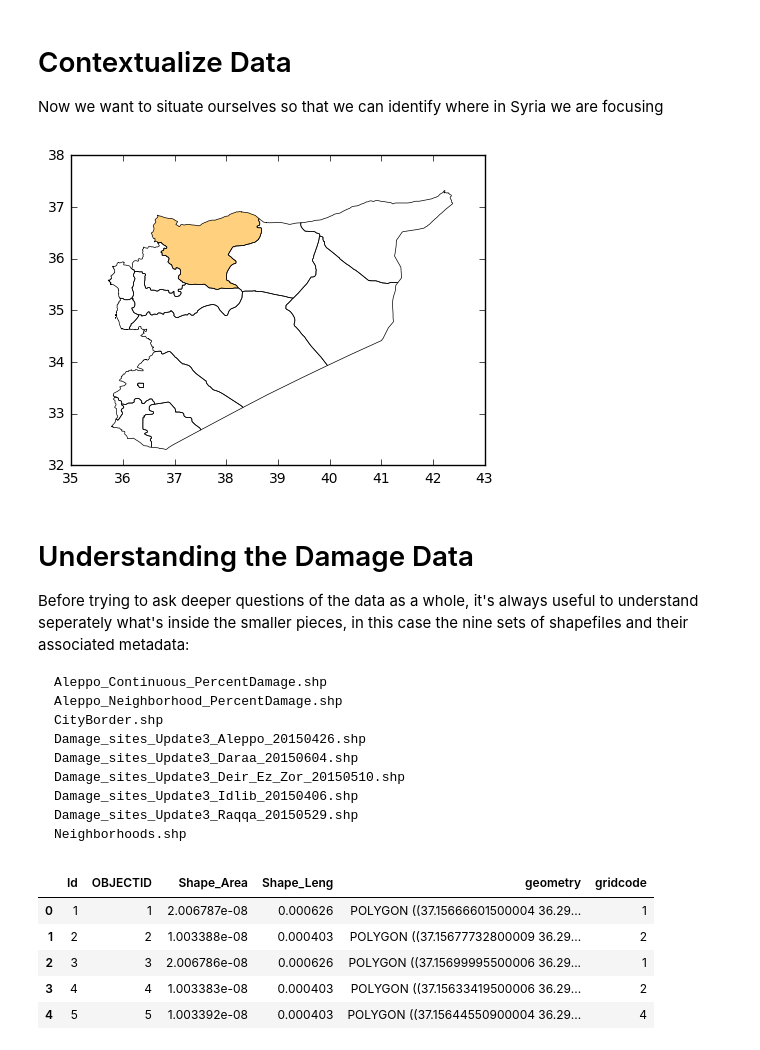
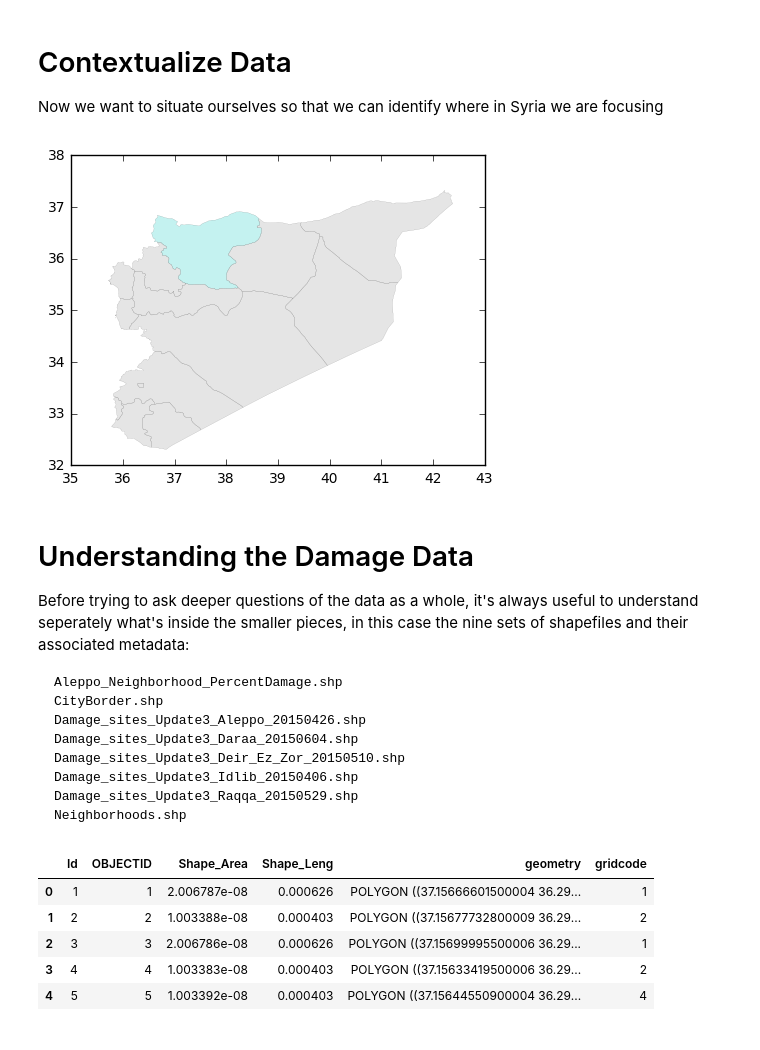
Before and after one commit to cosmicBboy/syria-project, a Jupyter notebook: eda/01-exploration.ipynb, the cells around one changed output. Cells and saved outputs as stored; diff of their text form; code cells hidden in the pictures.

````diff
--- a/eda/01-exploration.ipynb
+++ b/eda/01-exploration.ipynb
@@ -26,19 +36,41 @@ boundaries = read_shapefile(admin_boundary_path, "SYR_adm1.shp")
 # Contextualize Data
 
 Now we want to situate ourselves so that we can identify where in Syria we are focusing
-# %%
-base = boundaries.plot(color="white", linewidth=0.5)
-aleppo = boundaries[boundaries.NAME_1 == "Aleppo"]
-aleppo.plot(ax=base, color="orange", linewidth=0);
-# %% [output]
-[figure, removed]
+# %%
+class PlotPipeline(object):
+
+    def __init__(self, base_geodataframe, **base_options):
+        self.base_plot = curry(
+            base_geodataframe.plot, **base_options)
+        self.pipeline = []
+
+    def add(self, geodataframe, **plot_options):
+        self.pipeline.append(
+            self.chain_plot_func(geodataframe, plot_options))
+        return self
+
+    def plot(self):
+        return pipe(self.base_plot(), *self.pipeline)
+
+    @staticmethod
+    def chain_plot_func(geodataframe, plot_options):
+        def chain_plot_func_wrapper(base_plot):
+            return geodataframe.plot(ax=base_plot, **plot_options)
+        return chain_plot_func_wrapper
+
+
+aleppo_governate = boundaries[boundaries.NAME_1 == "Aleppo"]
+PlotPipeline(boundaries, color="#cccccc", linewidth=0.05)\
+    .add(aleppo_governate, color="#a5fffc", linewidth=0)\
+    .plot();
+# %% [output]
+[figure, added]
 # %% [markdown]
 # Understanding the Damage Data
 
 Before trying to ask deeper questions of the data as a whole, it's always useful to understand seperately what's inside the smaller pieces, in this case the nine sets of shapefiles and their associated metadata:
 
 ```
-Aleppo_Continuous_PercentDamage.shp
 Aleppo_Neighborhood_PercentDamage.shp
 CityBorder.shp
 Damage_sites_Update3_Aleppo_20150426.shp
````
Also changed, not shown: parts of 25 cells of this notebook, 7 other files.
